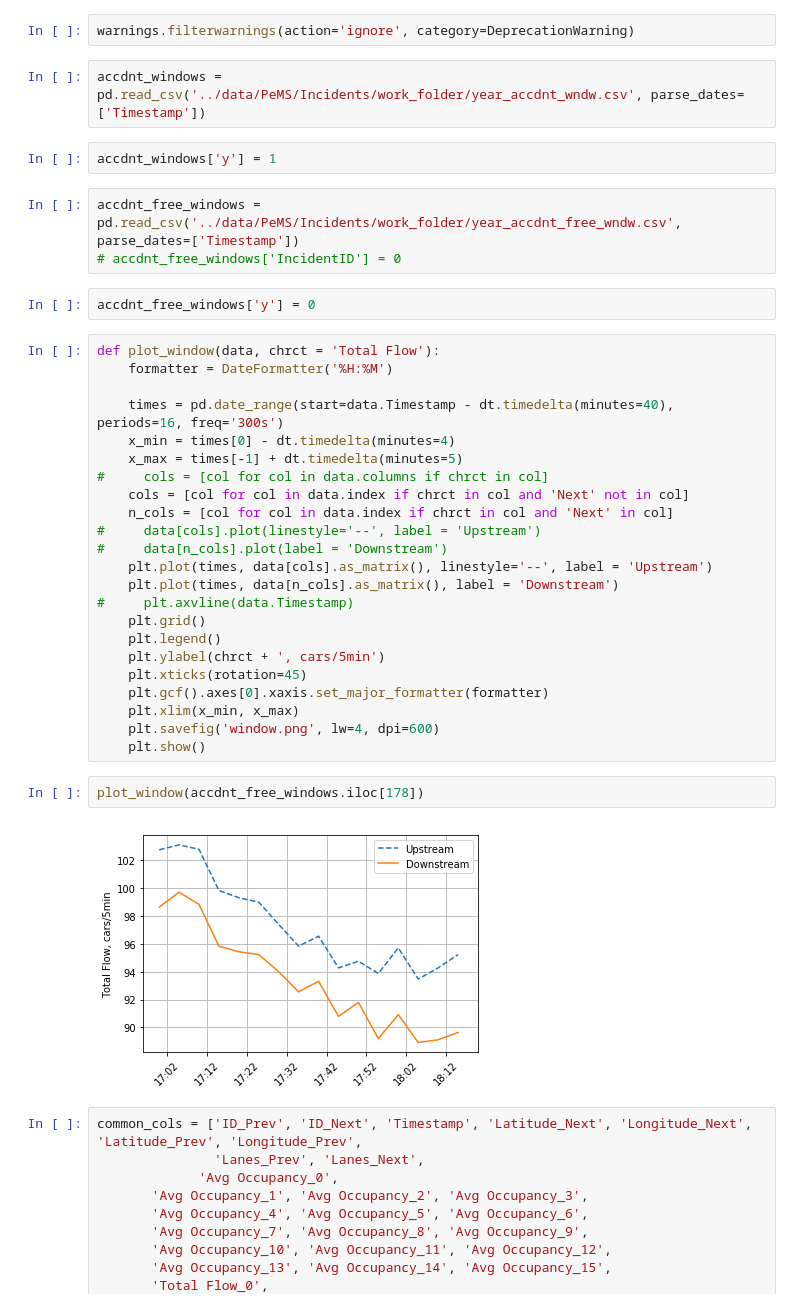
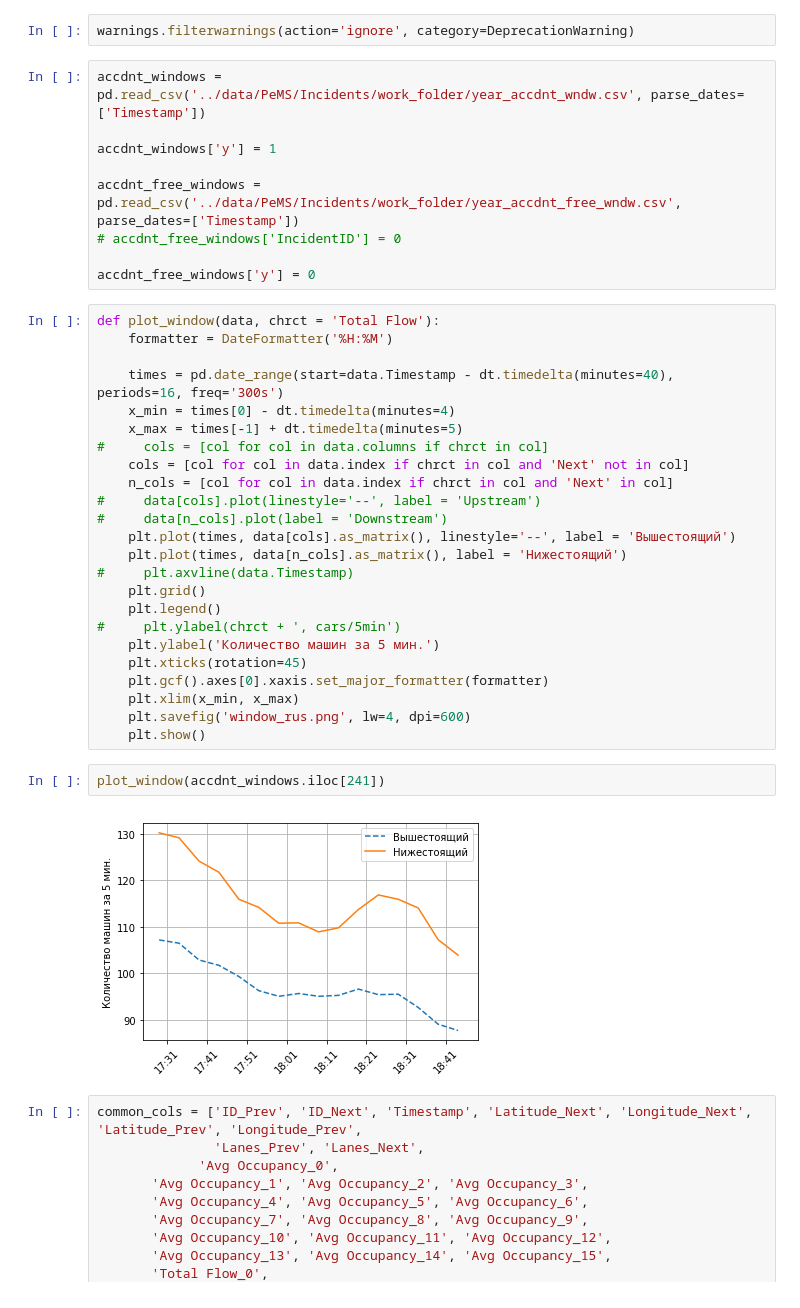
Before and after one commit to frolovconst/TC_w_ML, a Jupyter notebook: incidents_touch/accident_window_detection.ipynb, the cells around one changed output. Drawn from its saved outputs; the diff is of its cells as text.

```diff
--- a/incidents_touch/accident_window_detection.ipynb
+++ b/incidents_touch/accident_window_detection.ipynb
@@ -26,13 +26,13 @@ from sklearn.externals import joblib
 warnings.filterwarnings(action='ignore', category=DeprecationWarning)
 # %%
 accdnt_windows = pd.read_csv('../data/PeMS/Incidents/work_folder/year_accdnt_wndw.csv', parse_dates=['Timestamp'])
+
+accdnt_windows['y'] = 1
+
+accdnt_free_windows = pd.read_csv('../data/PeMS/Incidents/work_folder/year_accdnt_free_wndw.csv', parse_dates=['Timestamp'])
+# accdnt_free_windows['IncidentID'] = 0
+
+accdnt_free_windows['y'] = 0
-# %%
-accdnt_windows['y'] = 1
-# %%
-accdnt_free_windows = pd.read_csv('../data/PeMS/Incidents/work_folder/year_accdnt_free_wndw.csv', parse_dates=['Timestamp'])
-# accdnt_free_windows['IncidentID'] = 0
-# %%
-accdnt_free_windows['y'] = 0
 # %%
 def plot_window(data, chrct = 'Total Flow'):
     formatter = DateFormatter('%H:%M')
@@ -45,21 +45,22 @@ def plot_window(data, chrct = 'Total Flow'):
     n_cols = [col for col in data.index if chrct in col and 'Next' in col]
 #     data[cols].plot(linestyle='--', label = 'Upstream')
 #     data[n_cols].plot(label = 'Downstream')
-    plt.plot(times, data[cols].as_matrix(), linestyle='--', label = 'Upstream')
-    plt.plot(times, data[n_cols].as_matrix(), label = 'Downstream')
+    plt.plot(times, data[cols].as_matrix(), linestyle='--', label = 'Вышестоящий')
+    plt.plot(times, data[n_cols].as_matrix(), label = 'Нижестоящий')
 #     plt.axvline(data.Timestamp)
     plt.grid()
     plt.legend()
-    plt.ylabel(chrct + ', cars/5min')
+#     plt.ylabel(chrct + ', cars/5min')
+    plt.ylabel('Количество машин за 5 мин.')
     plt.xticks(rotation=45)
     plt.gcf().axes[0].xaxis.set_major_formatter(formatter)
     plt.xlim(x_min, x_max)
-    plt.savefig('window.png', lw=4, dpi=600)
+    plt.savefig('window_rus.png', lw=4, dpi=600)
     plt.show()
 # %%
-plot_window(accdnt_free_windows.iloc[178])
+plot_window(accdnt_windows.iloc[241])
 # %% [output]
-[figure, old version]
+[figure, new version]
 # %%
 common_cols = ['ID_Prev', 'ID_Next', 'Timestamp', 'Latitude_Next', 'Longitude_Next', 'Latitude_Prev', 'Longitude_Prev',
                'Lanes_Prev', 'Lanes_Next',
```
Also changed, not shown: parts of 15 cells of this notebook, 7 other files.
